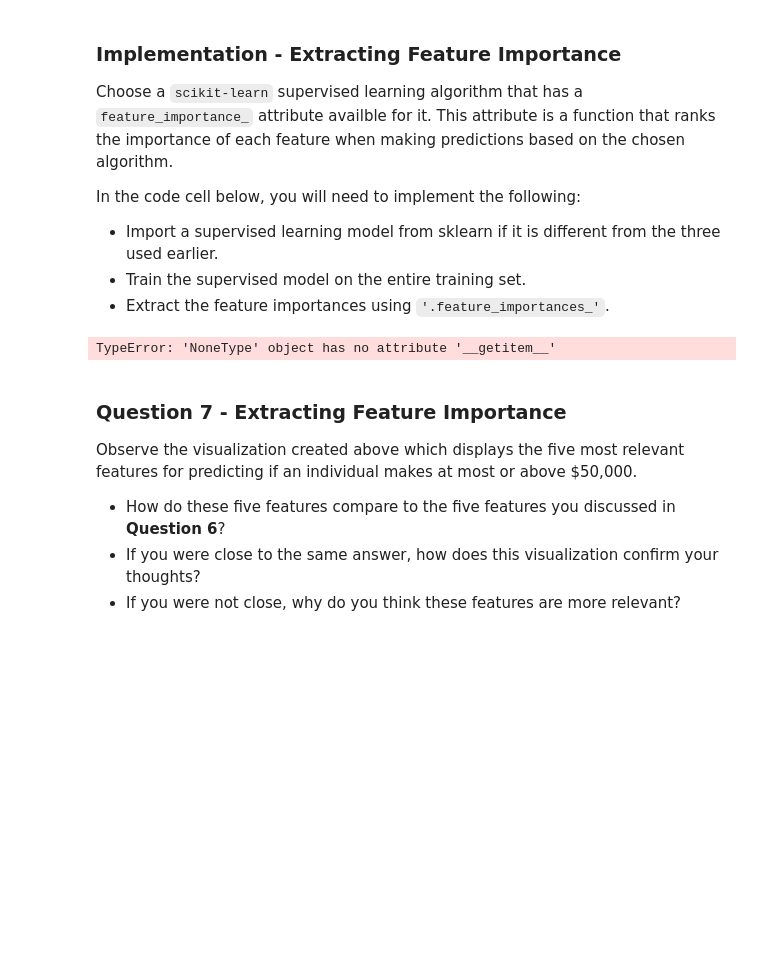
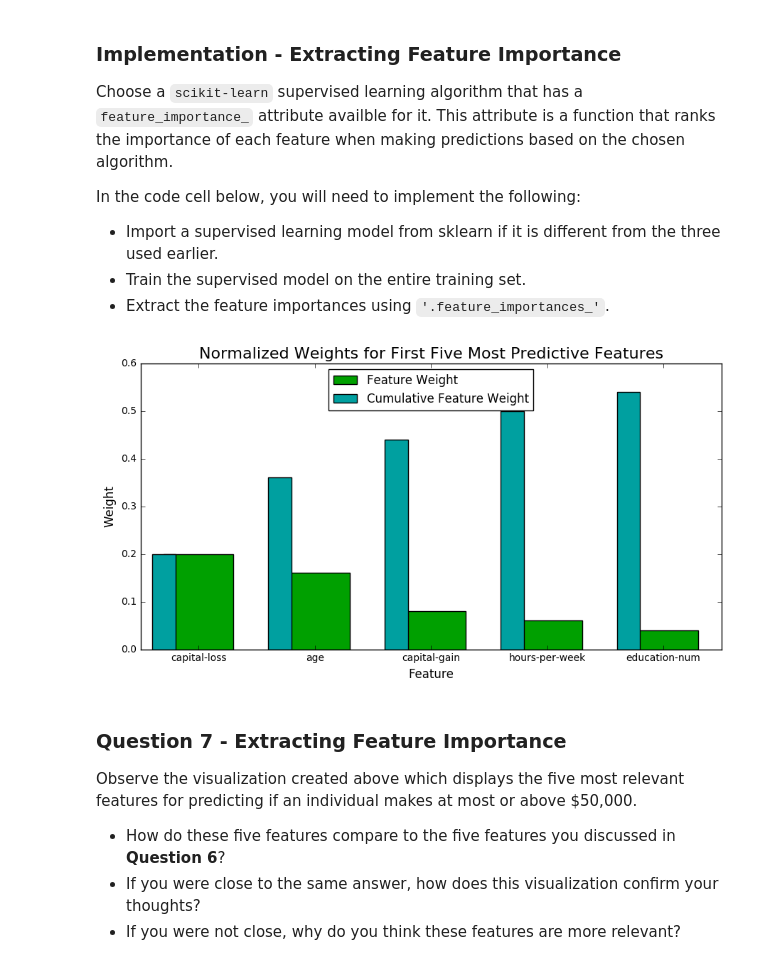
Before and after one commit to Boykai/Finding-Donors-for-CharityML, a Jupyter notebook: finding_donors.ipynb, the cells around one changed output. Cells and saved outputs as stored; diff of their text form; code cells hidden in the pictures; blank space fills up the shorter version.

```diff
--- a/finding_donors.ipynb
+++ b/finding_donors.ipynb
@@ -586,18 +586,18 @@ In the code cell below, you will need to implement the following:
  - Extract the feature importances using `'.feature_importances_'`.
 # %%
 # TODO: Import a supervised learning model that has 'feature_importances_'
-
+clf_model = AdaBoostClassifier()
 
 # TODO: Train the supervised model on the training set using .fit(X_train, y_train)
-model = None
+model = clf_model.fit(X_train, y_train)
 
 # TODO: Extract the feature importances using .feature_importances_
-importances = None
+importances = model.feature_importances_
 
 # Plot
 vs.feature_plot(importances, X_train, y_train)
 # %% [output]
-TypeError: 'NoneType' object has no attribute '__getitem__'
+[figure, added]
 # %% [markdown]
 ### Question 7 - Extracting Feature Importance
 
```
Also changed, not shown: parts of 3 cells of this notebook.
